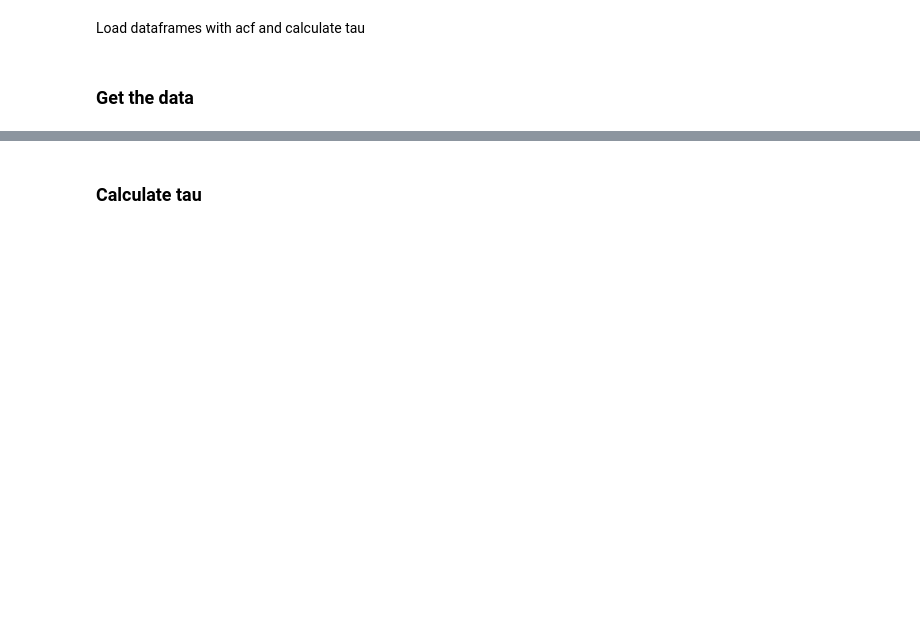
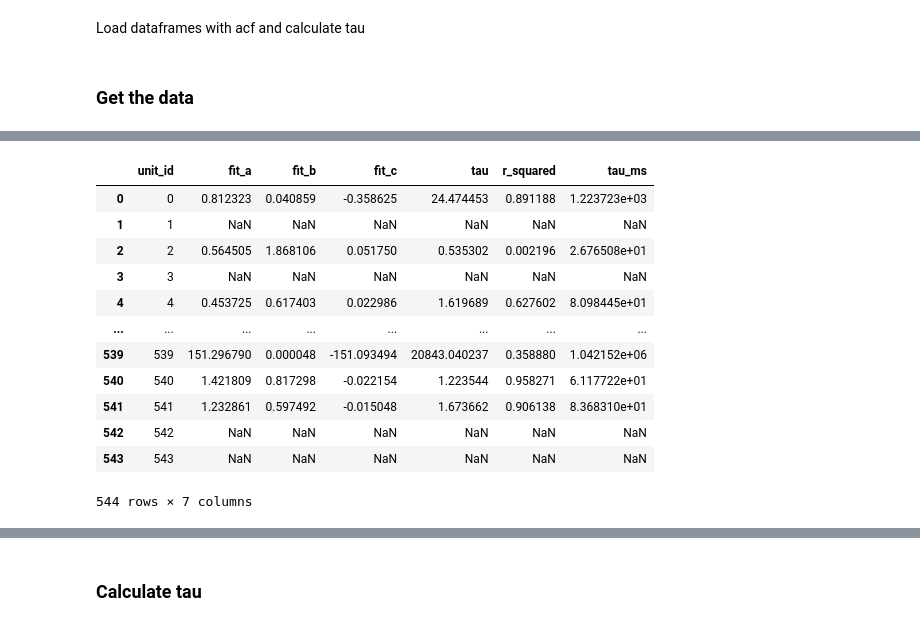
Before and after one commit to iinnpp/isttc, a Jupyter notebook: notebooks/monkey/calculate_tau.ipynb, the cells around one changed output, grey strips where cells are left out. Saved outputs shown, nothing was run; the diff lists cells and outputs as text; code cells hidden in the pictures; blank space fills up the shorter version.

```diff
--- a/notebooks/monkey/calculate_tau.ipynb
+++ b/notebooks/monkey/calculate_tau.ipynb
@@ -17,0 +66,16 @@ save_folder = 'E:\\projects_q_30_10_2024\\isttc\\results\\monkey\\fixation_perio
+# %%
+tau_pearsonr_trial_avg_df
+# %% [output]
+|  | unit_id | fit_a | fit_b | fit_c | tau | r_squared | tau_ms |
+| 0 | 0 | 0.812323 | 0.040859 | -0.358625 | 24.474453 | 0.891188 | 1.223723e+03 |
+| 1 | 1 | NaN | NaN | NaN | NaN | NaN | NaN |
+| 2 | 2 | 0.564505 | 1.868106 | 0.051750 | 0.535302 | 0.002196 | 2.676508e+01 |
+| 3 | 3 | NaN | NaN | NaN | NaN | NaN | NaN |
+| 4 | 4 | 0.453725 | 0.617403 | 0.022986 | 1.619689 | 0.627602 | 8.098445e+01 |
+| ... | ... | ... | ... | ... | ... | ... | ... |
+| 539 | 539 | 151.296790 | 0.000048 | -151.093494 | 20843.040237 | 0.358880 | 1.042152e+06 |
+| 540 | 540 | 1.421809 | 0.817298 | -0.022154 | 1.223544 | 0.958271 | 6.117722e+01 |
+| 541 | 541 | 1.232861 | 0.597492 | -0.015048 | 1.673662 | 0.906138 | 8.368310e+01 |
+| 542 | 542 | NaN | NaN | NaN | NaN | NaN | NaN |
+| 543 | 543 | NaN | NaN | NaN | NaN | NaN | NaN |
+544 rows × 7 columns
```
Also changed, not shown: parts of 11 cells of this notebook, 2 other files.
